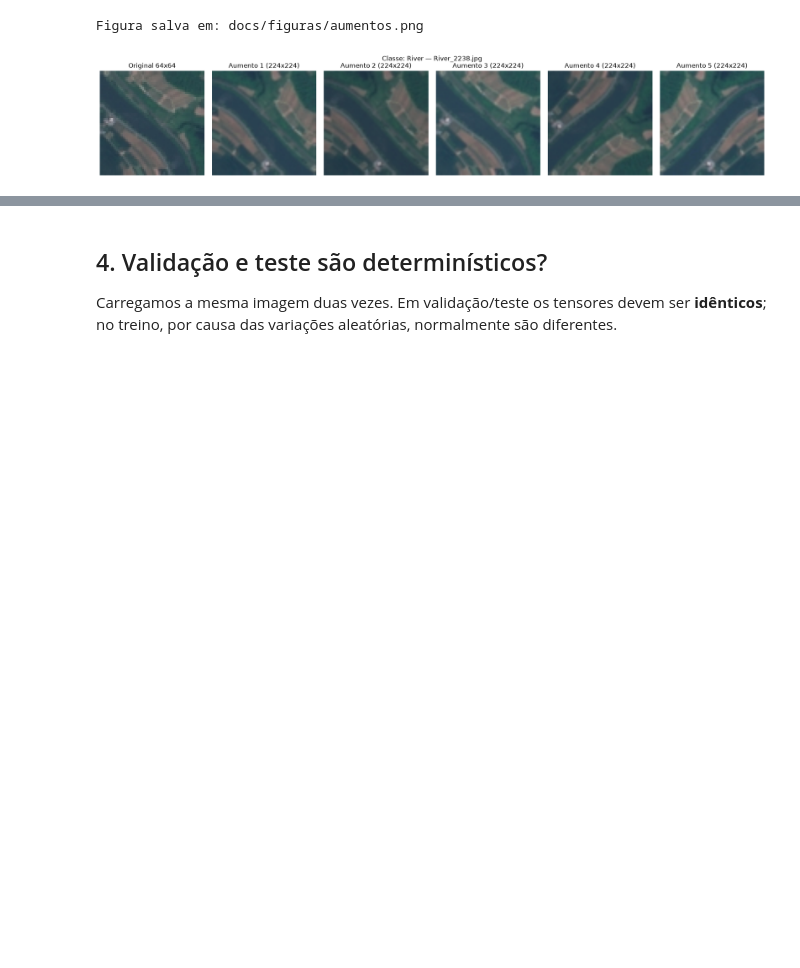
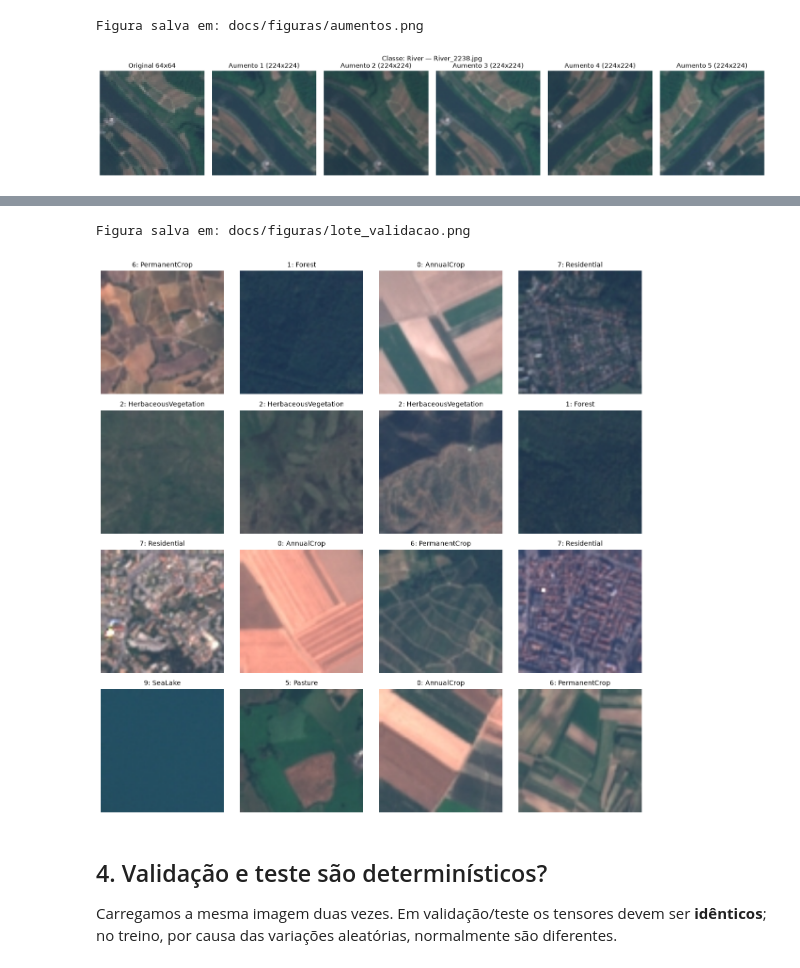
Before and after one commit to GabrielGM3/Projeto-Visao-computacional, a Jupyter notebook: notebooks/02_preprocessamento.ipynb, the cells around one changed output, grey strips where cells are left out. Saved outputs shown, nothing was run; the diff lists cells and outputs as text; code cells hidden in the pictures; blank space fills up the shorter version.

Commit message:
figura de validação com amostra fixa de várias classes

```diff
--- a/notebooks/02_preprocessamento.ipynb
+++ b/notebooks/02_preprocessamento.ipynb
@@ -187,3 +186,15 @@ Figura salva em: docs/figuras/lote_validacao.png
+# %%
+from torch.utils.data import Subset, DataLoader
+
+# Amostra aleatória fixa apenas para visualização; o val_dl oficial continua sem embaralhamento.
+val_ds = val_dl.dataset
+indices_vis = random.Random(42).sample(range(len(val_ds)), 64)
+val_vis_dl = DataLoader(Subset(val_ds, indices_vis), batch_size=64, shuffle=False)
+
+plotar_grade_lote(val_vis_dl, classes, salvar_em="docs/figuras/lote_validacao.png")
+# %% [output]
+Figura salva em: docs/figuras/lote_validacao.png
+[figure, added]
 # %% [markdown]
 ## 4. Validação e teste são determinísticos?
 
```
Also changed, not shown: parts of 5 cells of this notebook, 2 other files.
